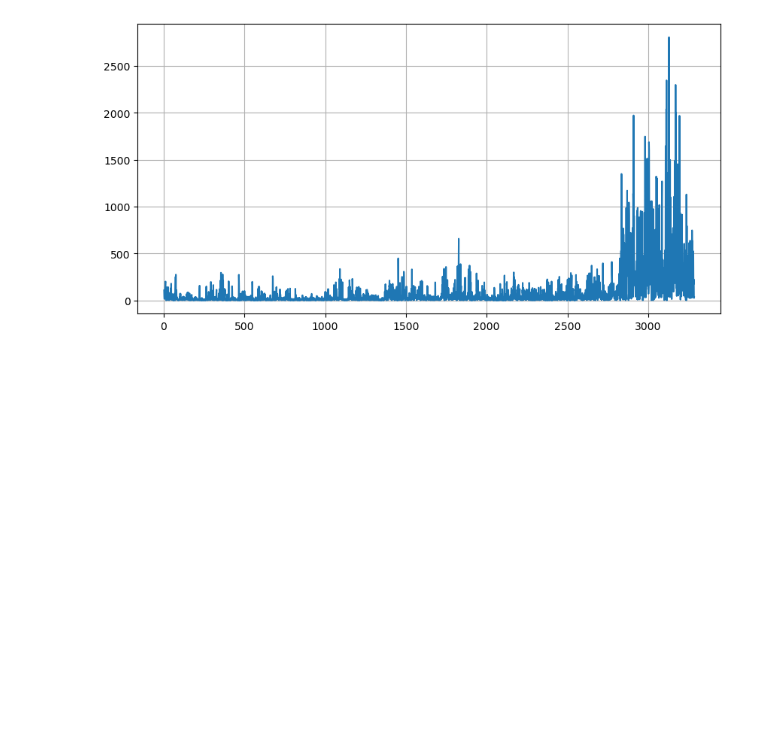
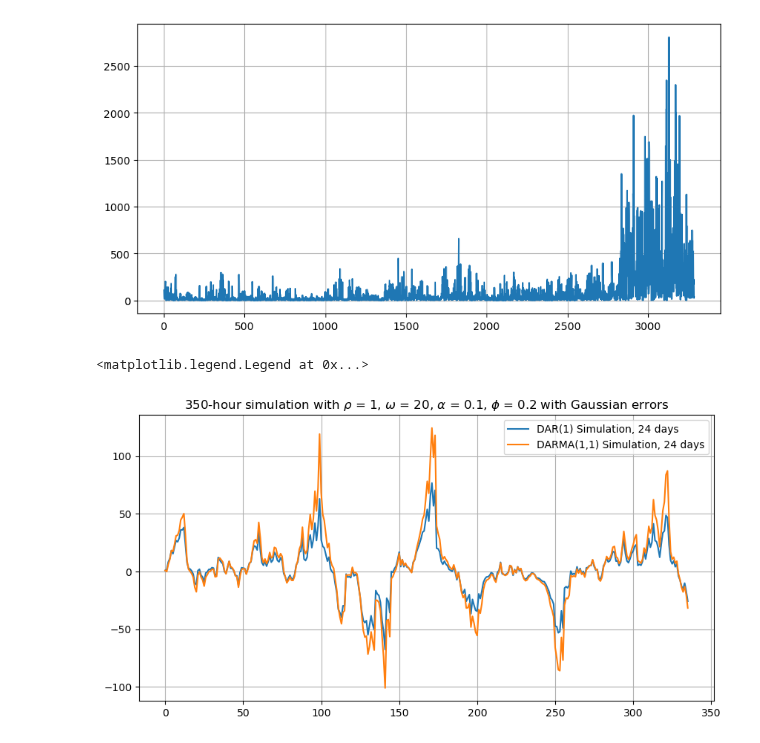
Before and after one commit to peterravn/Seminar-Adv-Finance, a Jupyter notebook: Emil Gøgl/DARMA.ipynb, the cells around one changed output. Cells and saved outputs as stored; diff of their text form; code cells hidden in the pictures; blank space fills up the shorter version.

```diff
--- a/Emil Gøgl/DARMA.ipynb
+++ b/Emil Gøgl/DARMA.ipynb
@@ -487,3 +513,28 @@ plt.grid()
 #plt.legend()
 # %% [output]
 [figure]
+# %%
+rho_sim = 1
+omega_sim = 20
+alpha_sim = 0.1
+phi_sim = 0.2
+
+T_sim = 14*24
+
+sim_seed = 858973
+
+parameters_sim_DAR = rho_sim, omega_sim, alpha_sim
+parameters_sim_DARMA = rho_sim, omega_sim, alpha_sim, phi_sim
+
+DAR_simulated = DAR_sim(parameters_sim_DAR, T = T_sim, set_seed = sim_seed)
+DARMA_simulated = DARMA_sim(parameters_sim_DARMA, T = T_sim, set_seed = sim_seed)
+
+plt.figure(figsize=(10, 5))  # Set the figure size
+plt.plot(DAR_simulated, label='DAR(1) Simulation, 24 days')
+plt.plot(DARMA_simulated, label='DARMA(1,1) Simulation, 24 days')
+plt.title(rf"{14*25}-hour simulation with $\rho$ = {rho_sim}, $\omega$ = {omega_sim}, $\alpha$ = {alpha_sim}, $\phi$ = {phi_sim} with Gaussian errors")
+plt.grid()
+plt.legend()
+# %% [output]
+<matplotlib.legend.Legend at 0x...>
+[figure, added]
```
Also changed, not shown: parts of 5 cells of this notebook, 23 other files.
